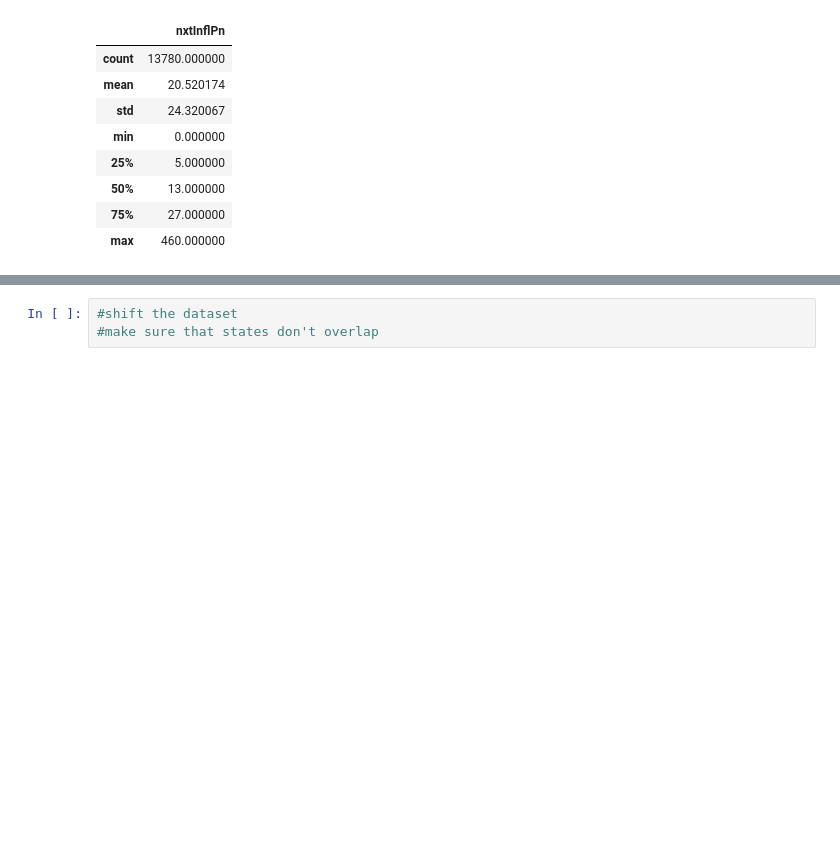
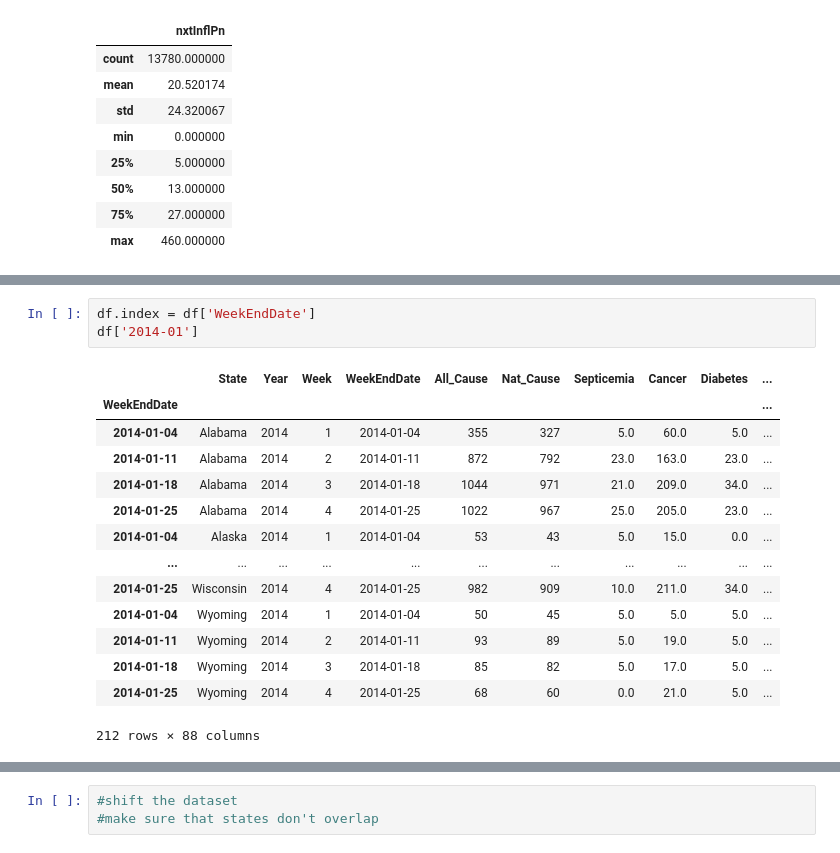
Before and after one commit to adreyzin/CapstoneTwoRepo, a Jupyter notebook: Weekly Counts of Deaths by State and Select Causes, 2014-2018.ipynb, the cells around one changed output, grey strips where cells are left out. Cells and saved outputs as stored; diff of their text form; blank space fills up the shorter version.

```diff
--- a/Weekly Counts of Deaths by State and Select Causes, 2014-2018.ipynb
+++ b/Weekly Counts of Deaths by State and Select Causes, 2014-2018.ipynb
@@ -439,0 +440,18 @@ plt.plot_date(df['WeekEndDate'], df['nxtInflPn'])
+# %%
+df.index = df['WeekEndDate']
+df['2014-01']
+# %% [output]
+|  | State | Year | Week | WeekEndDate | All_Cause | Nat_Cause | Septicemia | Cancer | Diabetes | ... |
+| WeekEndDate |  |  |  |  |  |  |  |  |  | ... |
+| 2014-01-04 | Alabama | 2014 | 1 | 2014-01-04 | 355 | 327 | 5.0 | 60.0 | 5.0 | ... |
+| 2014-01-11 | Alabama | 2014 | 2 | 2014-01-11 | 872 | 792 | 23.0 | 163.0 | 23.0 | ... |
+| 2014-01-18 | Alabama | 2014 | 3 | 2014-01-18 | 1044 | 971 | 21.0 | 209.0 | 34.0 | ... |
+| 2014-01-25 | Alabama | 2014 | 4 | 2014-01-25 | 1022 | 967 | 25.0 | 205.0 | 23.0 | ... |
+| 2014-01-04 | Alaska | 2014 | 1 | 2014-01-04 | 53 | 43 | 5.0 | 15.0 | 0.0 | ... |
+| ... | ... | ... | ... | ... | ... | ... | ... | ... | ... | ... |
+| 2014-01-25 | Wisconsin | 2014 | 4 | 2014-01-25 | 982 | 909 | 10.0 | 211.0 | 34.0 | ... |
+| 2014-01-04 | Wyoming | 2014 | 1 | 2014-01-04 | 50 | 45 | 5.0 | 5.0 | 5.0 | ... |
+| 2014-01-11 | Wyoming | 2014 | 2 | 2014-01-11 | 93 | 89 | 5.0 | 19.0 | 5.0 | ... |
+| 2014-01-18 | Wyoming | 2014 | 3 | 2014-01-18 | 85 | 82 | 5.0 | 17.0 | 5.0 | ... |
+| 2014-01-25 | Wyoming | 2014 | 4 | 2014-01-25 | 68 | 60 | 0.0 | 21.0 | 5.0 | ... |
+212 rows × 88 columns
```
Also changed, not shown: parts of 5 cells of this notebook.
